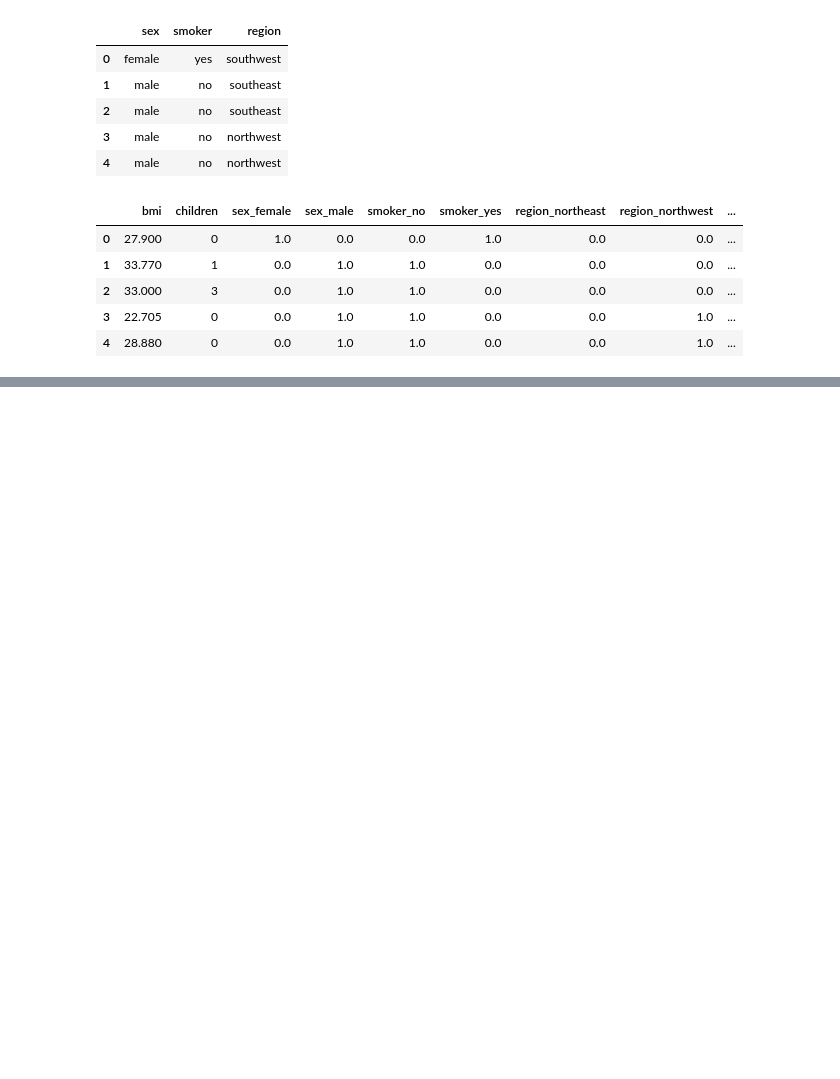
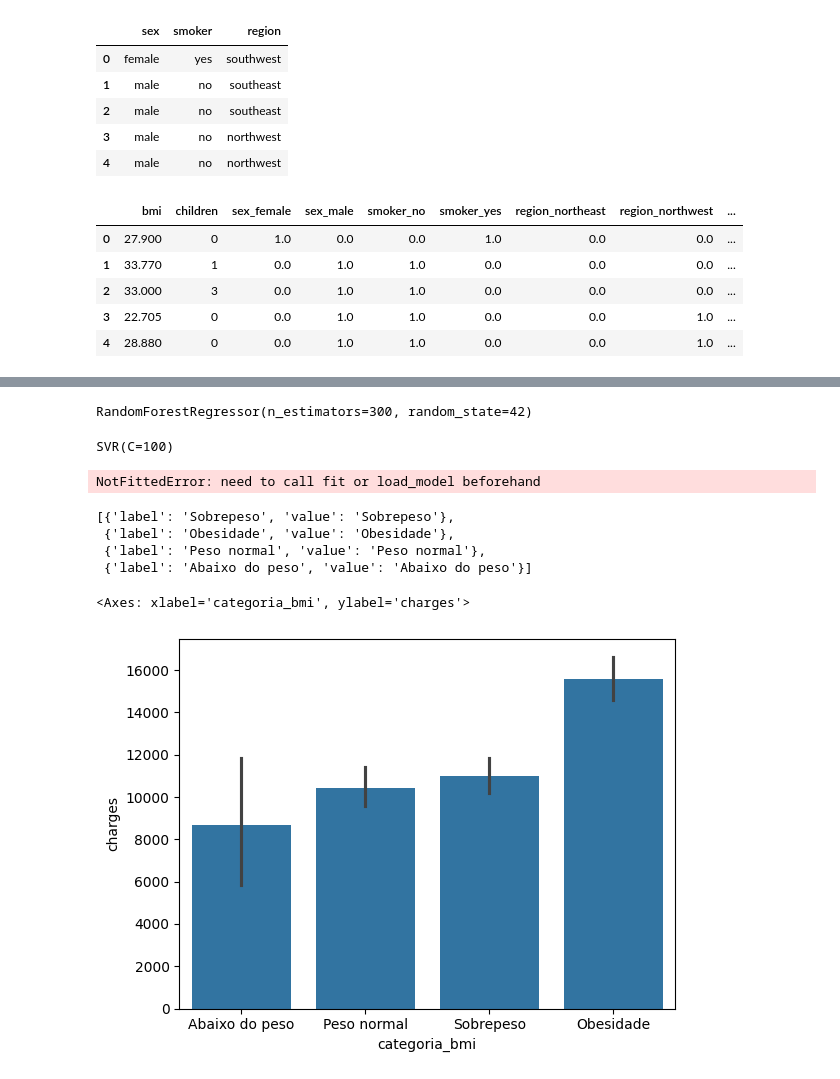
Before and after one commit to CarlosEduuu0/medical-cost-predict, a Jupyter notebook: anlysis.ipynb, the cells around one changed output, grey strips where cells are left out. Cells and saved outputs as stored; diff of their text form; code cells hidden in the pictures; blank space fills up the shorter version.

```diff
--- a/anlysis.ipynb
+++ b/anlysis.ipynb
@@ -19,5 +18,5 @@ import joblib
 # %%
-df = pd.read_csv('C:/medical-cost-predict/insurance.csv')
+df = pd.read_csv('insurance.csv')
 df.tail()
 # %% [output]
 |  | age | sex | bmi | children | smoker | region | charges |
@@ -320,0 +322,44 @@ joblib.dump(Regressao_linear,"regressão_linear.pkl")
+# %%
+from sklearn.ensemble import RandomForestRegressor
+
+rf = RandomForestRegressor(n_estimators=300, random_state=42)
+rf.fit(x_train, y_train)
+# %% [output]
+RandomForestRegressor(n_estimators=300, random_state=42)
+# %%
+from sklearn.svm import SVR
+
+svm = SVR(kernel="rbf", C=100, epsilon=0.1)
+svm.fit(x_train , y_train)
+# %% [output]
+SVR(C=100)
+# %%
+from sklearn.metrics import mean_squared_error, r2_score
+import numpy as np
+
+modelos = {"XGBoost": xgb, "Random Forest": rf, "SVM": svm}
+
+for nome, modelo in modelos.items():
+    if nome == "SVM":
+        y_pred = modelo.predict(x_test)
+    else:
+        y_pred = modelo.predict(x_test)
+
+    rmse = np.sqrt(mean_squared_error(y_test, y_pred))
+    r2 = r2_score(y_test, y_pred)
+    print(f"{nome} -> RMSE: {rmse:.2f}, R²: {r2:.2f}")
+# %% [output]
+NotFittedError: need to call fit or load_model beforehand
+# %%
+BMI_options = [{'label': x, 'value': x} for x in df['categoria_bmi'].unique()]
+BMI_options
+# %% [output]
+[{'label': 'Sobrepeso', 'value': 'Sobrepeso'},
+ {'label': 'Obesidade', 'value': 'Obesidade'},
+ {'label': 'Peso normal', 'value': 'Peso normal'},
+ {'label': 'Abaixo do peso', 'value': 'Abaixo do peso'}]
+# %%
+sns.barplot(x='categoria_bmi', y='charges', data=df)
+# %% [output]
+<Axes: xlabel='categoria_bmi', ylabel='charges'>
+[figure, added]
```
Also changed, not shown: parts of 7 cells of this notebook, 5 other files.
